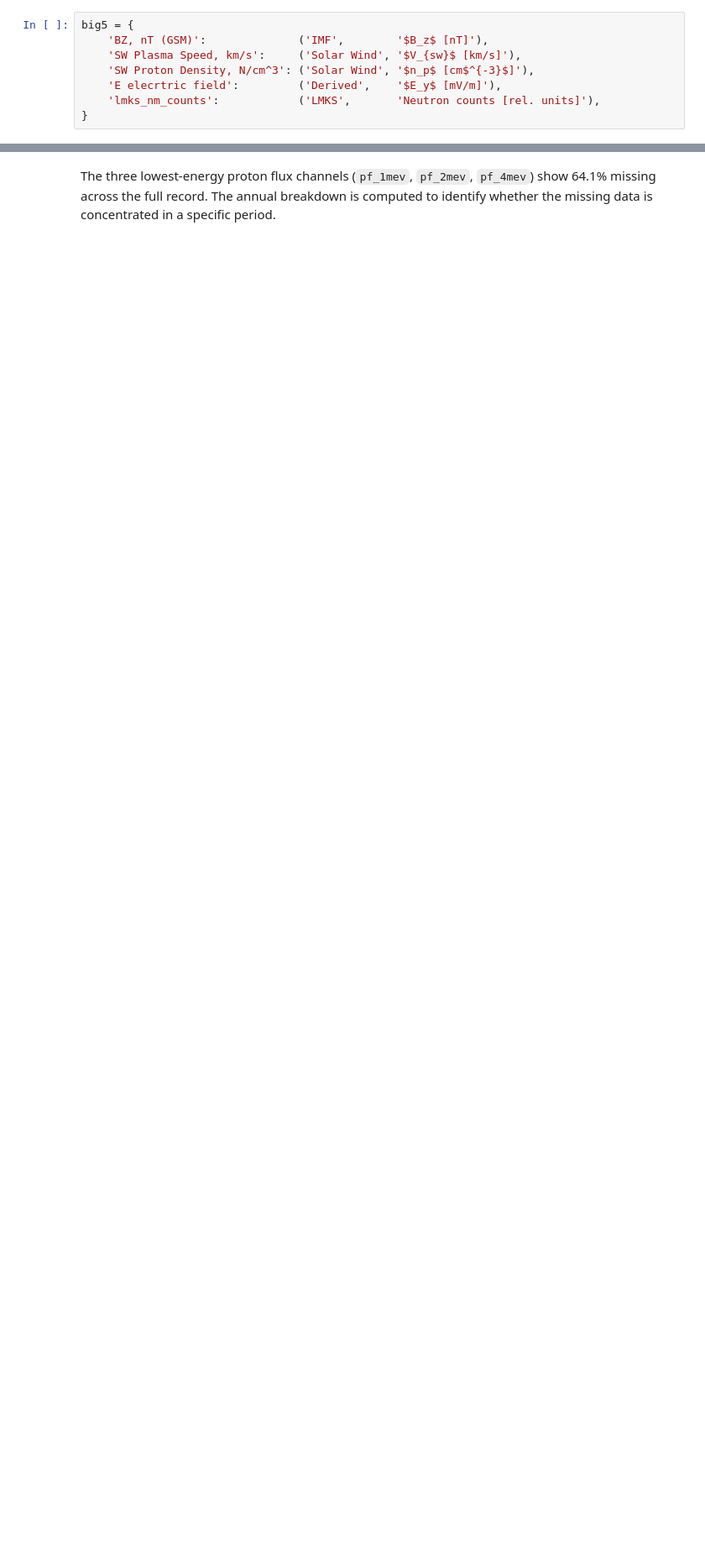
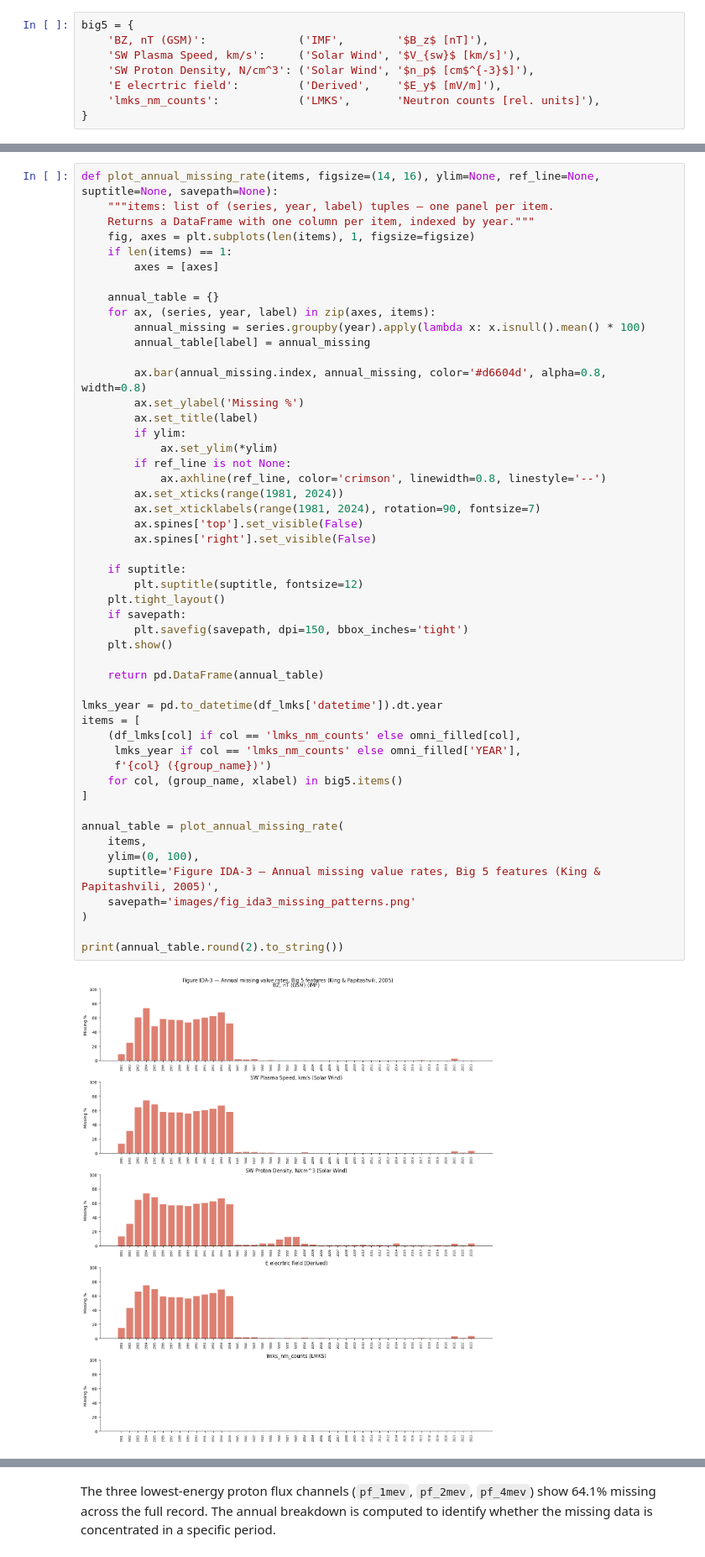
Before and after one commit to RoumenNikolov/cosmic-ray-storm-clean, a Jupyter notebook: cosmic_ray_storm_prediction.ipynb, the cells around one changed output, grey strips where cells are left out. Shown at 84% size. Saved outputs shown, nothing was run; the diff lists cells and outputs as text; blank space fills up the shorter version.

```diff
--- a/cosmic_ray_storm_prediction.ipynb
+++ b/cosmic_ray_storm_prediction.ipynb
@@ -588,0 +586,52 @@ plt.show()
+# %%
+def plot_annual_missing_rate(items, figsize=(14, 16), ylim=None, ref_line=None, suptitle=None, savepath=None):
+    """items: list of (series, year, label) tuples — one panel per item.
+    Returns a DataFrame with one column per item, indexed by year."""
+    fig, axes = plt.subplots(len(items), 1, figsize=figsize)
+    if len(items) == 1:
+        axes = [axes]
+
+    annual_table = {}
+    for ax, (series, year, label) in zip(axes, items):
+        annual_missing = series.groupby(year).apply(lambda x: x.isnull().mean() * 100)
+        annual_table[label] = annual_missing
+
+        ax.bar(annual_missing.index, annual_missing, color='#d6604d', alpha=0.8, width=0.8)
+        ax.set_ylabel('Missing %')
+        ax.set_title(label)
+        if ylim:
+            ax.set_ylim(*ylim)
+        if ref_line is not None:
+            ax.axhline(ref_line, color='crimson', linewidth=0.8, linestyle='--')
+        ax.set_xticks(range(1981, 2024))
+        ax.set_xticklabels(range(1981, 2024), rotation=90, fontsize=7)
+        ax.spines['top'].set_visible(False)
+        ax.spines['right'].set_visible(False)
+
+    if suptitle:
+        plt.suptitle(suptitle, fontsize=12)
+    plt.tight_layout()
+    if savepath:
+        plt.savefig(savepath, dpi=150, bbox_inches='tight')
+    plt.show()
+
+    return pd.DataFrame(annual_table)
+
+lmks_year = pd.to_datetime(df_lmks['datetime']).dt.year
+items = [
+    (df_lmks[col] if col == 'lmks_nm_counts' else omni_filled[col],
+     lmks_year if col == 'lmks_nm_counts' else omni_filled['YEAR'],
+     f'{col} ({group_name})')
+    for col, (group_name, xlabel) in big5.items()
+]
+
+annual_table = plot_annual_missing_rate(
+    items,
+    ylim=(0, 100),
+    suptitle='Figure IDA-3 — Annual missing value rates, Big 5 features (King & Papitashvili, 2005)',
+    savepath='images/fig_ida3_missing_patterns.png'
+)
+
+print(annual_table.round(2).to_string())
+# %% [output]
+[figure, added]
```
Also changed, not shown: parts of 140 cells of this notebook, 7 other files.
